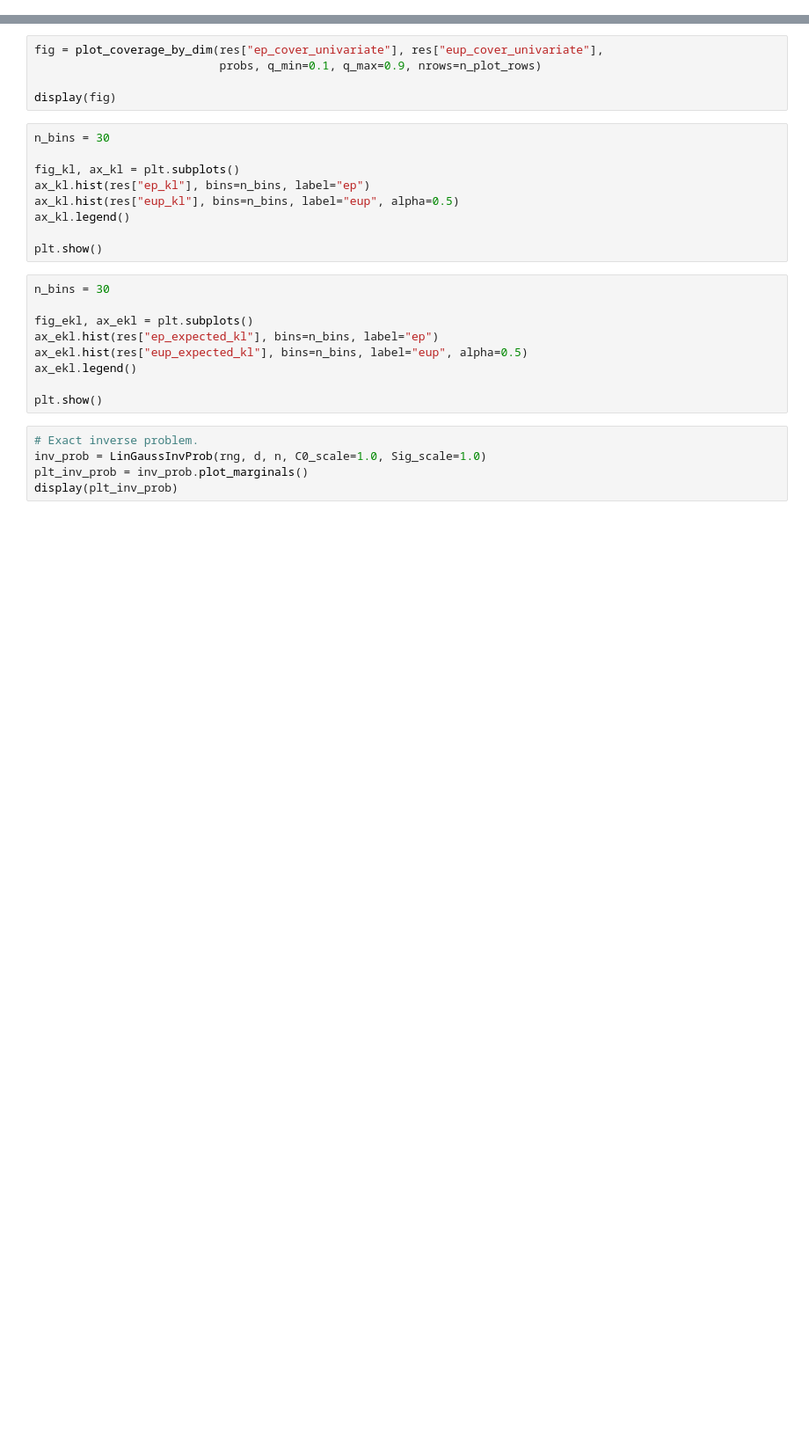
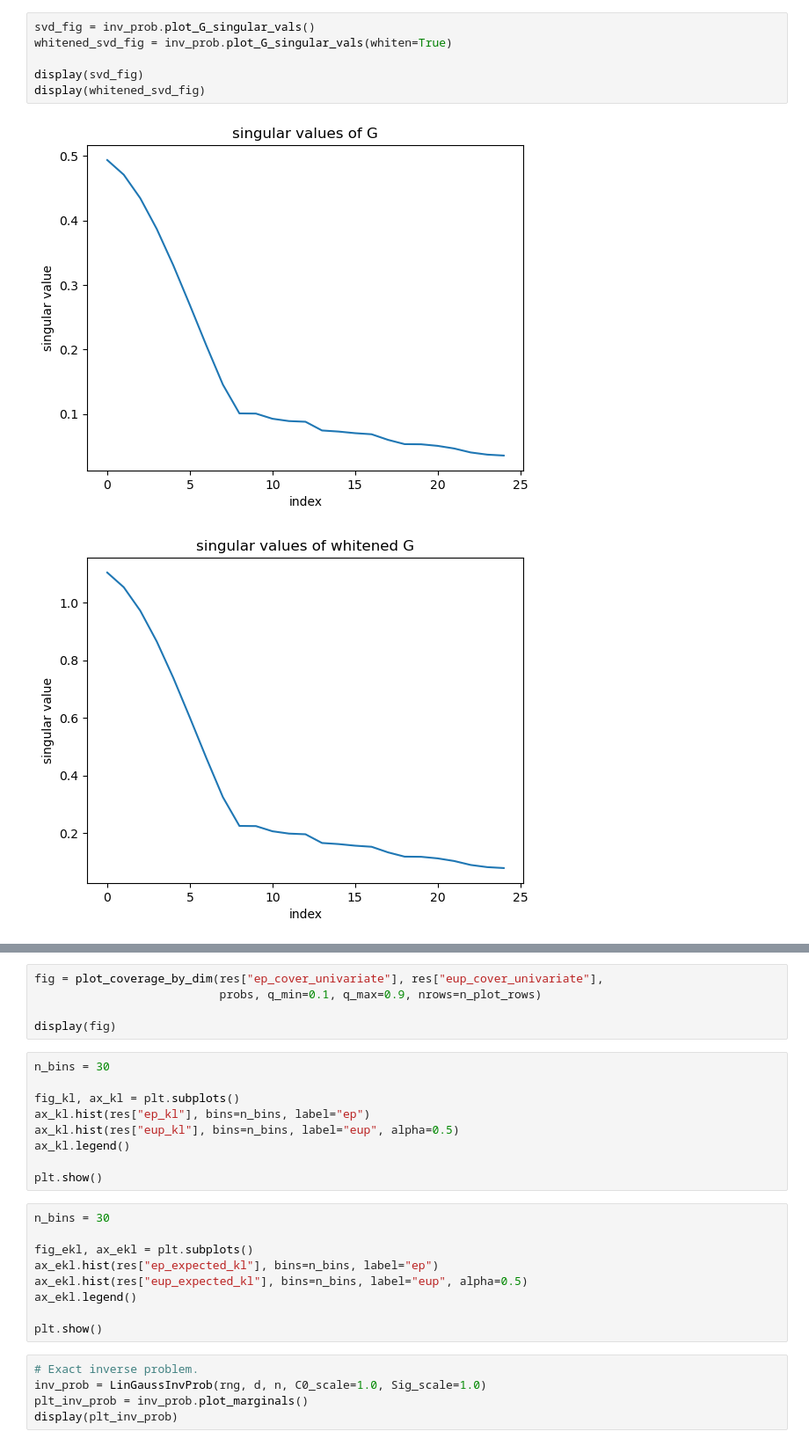
Before and after one commit to arob5/Bayesian-inference-with-surrogates, a Jupyter notebook: experiments/linear_Gaussian/linear_Gaussian_experiment.ipynb, the cells around one changed output, grey strips where cells are left out. Shown at 88% size. Saved outputs shown, nothing was run; the diff lists cells and outputs as text; blank space fills up the shorter version.

```diff
--- a/experiments/linear_Gaussian/linear_Gaussian_experiment.ipynb
+++ b/experiments/linear_Gaussian/linear_Gaussian_experiment.ipynb
@@ -11,0 +133,9 @@ from modmcmc.kernels import MarkovKernel, GaussMetropolisKernel, DiscretePCNKern
+# %%
+svd_fig = inv_prob.plot_G_singular_vals()
+whitened_svd_fig = inv_prob.plot_G_singular_vals(whiten=True)
+
+display(svd_fig)
+display(whitened_svd_fig)
+# %% [output]
+[figure, added]
+[figure, added]
```
Also changed, not shown: parts of 20 cells of this notebook, 10 other files.
